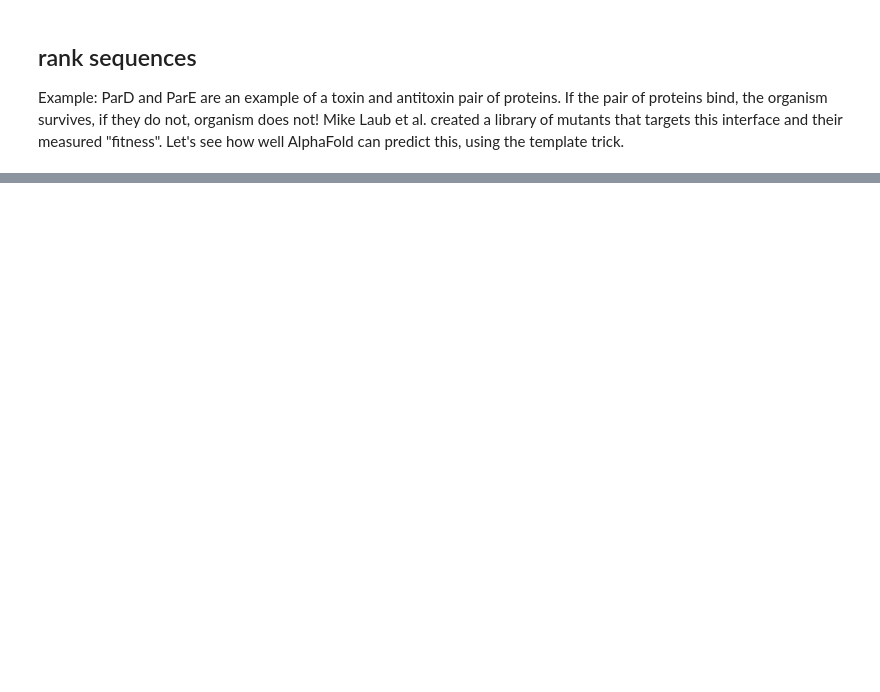
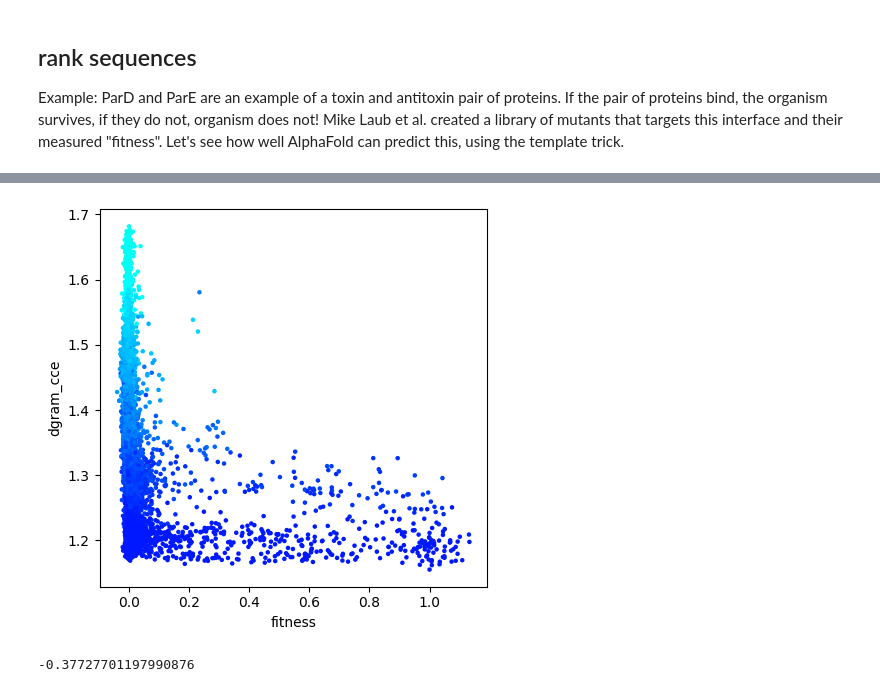
Before and after one commit to sokrypton/ColabDesign, a Jupyter notebook: af/examples/AF2Rank.ipynb, the cells around one changed output, grey strips where cells are left out. Cells and saved outputs as stored; diff of their text form; code cells hidden in the pictures; blank space fills up the shorter version.

```diff
--- a/af/examples/AF2Rank.ipynb
+++ b/af/examples/AF2Rank.ipynb
@@ -268,0 +292,5 @@ plot_me(SCORES, x="fitness", y="composite", scale_axis=False)
+# %%
+plot_me(SCORES, x="fitness", y="dgram_cce", scale_axis=False)
+# %% [output]
+[figure, added]
+-0.37727701197990876
```
Also changed, not shown: parts of 16 cells of this notebook.
